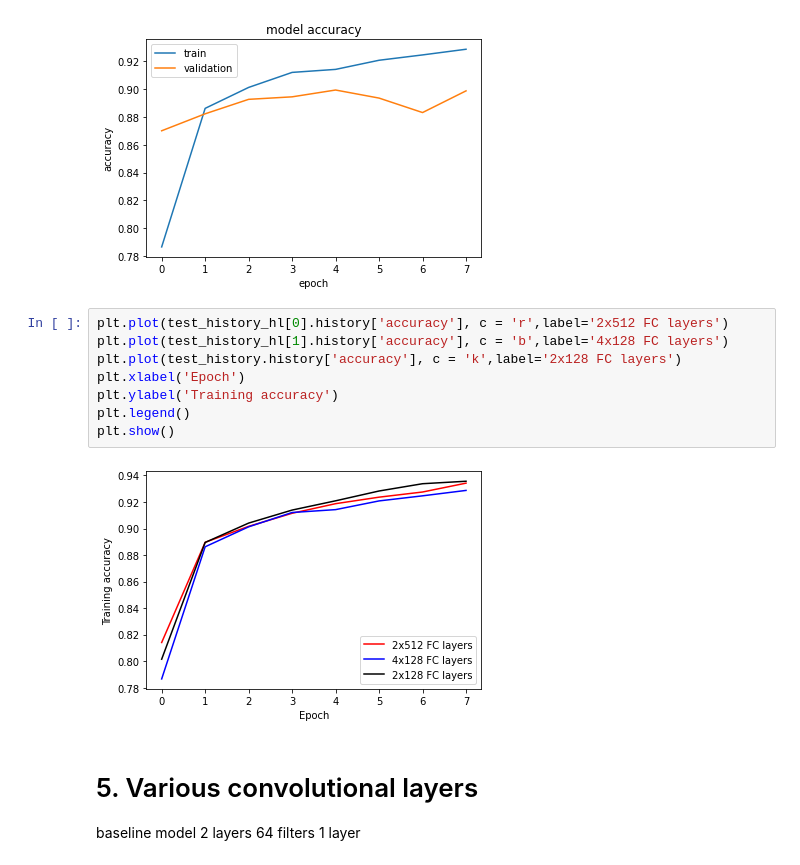
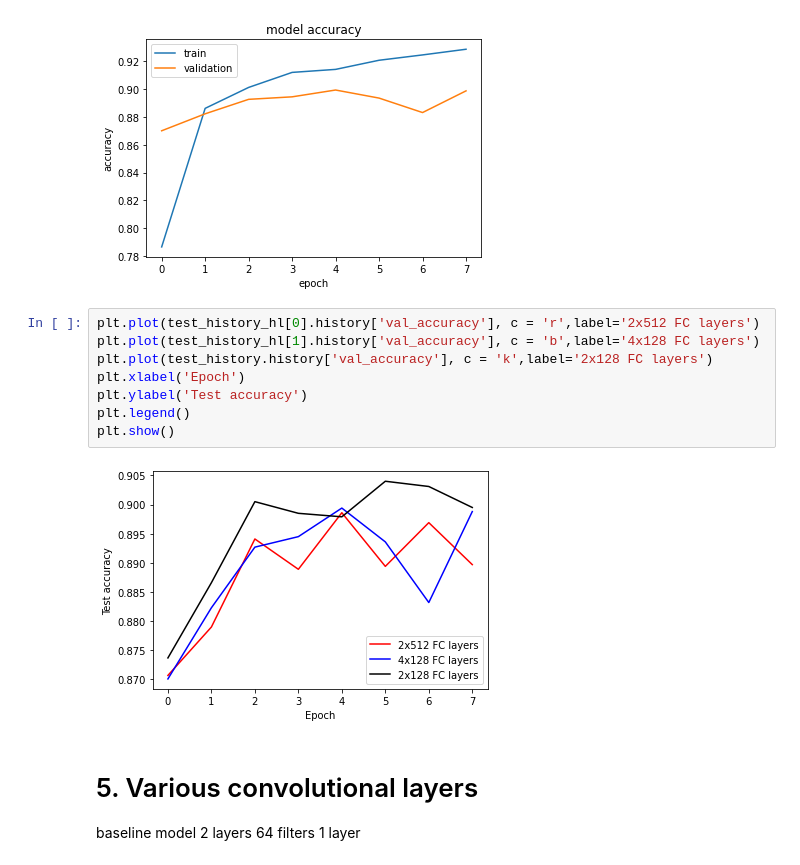
Before and after one commit to rileykc98/478Project, a Jupyter notebook: 478Project.ipynb, the cells around one changed output. Cells and saved outputs as stored; diff of their text form.

```diff
--- a/478Project.ipynb
+++ b/478Project.ipynb
@@ -330,15 +330,15 @@ Accuracy: 0.8988000154495239
 [figure]
 [figure]
 # %%
-plt.plot(test_history_hl[0].history['accuracy'], c = 'r',label='2x512 FC layers')
-plt.plot(test_history_hl[1].history['accuracy'], c = 'b',label='4x128 FC layers')
-plt.plot(test_history.history['accuracy'], c = 'k',label='2x128 FC layers')
+plt.plot(test_history_hl[0].history['val_accuracy'], c = 'r',label='2x512 FC layers')
+plt.plot(test_history_hl[1].history['val_accuracy'], c = 'b',label='4x128 FC layers')
+plt.plot(test_history.history['val_accuracy'], c = 'k',label='2x128 FC layers')
 plt.xlabel('Epoch')
-plt.ylabel('Training accuracy')
+plt.ylabel('Test accuracy')
 plt.legend()
 plt.show()
 # %% [output]
-[figure, old version]
+[figure, new version]
 # %% [markdown]
 # 5. Various convolutional layers
 
```
Also changed, not shown: parts of 2 cells of this notebook.
